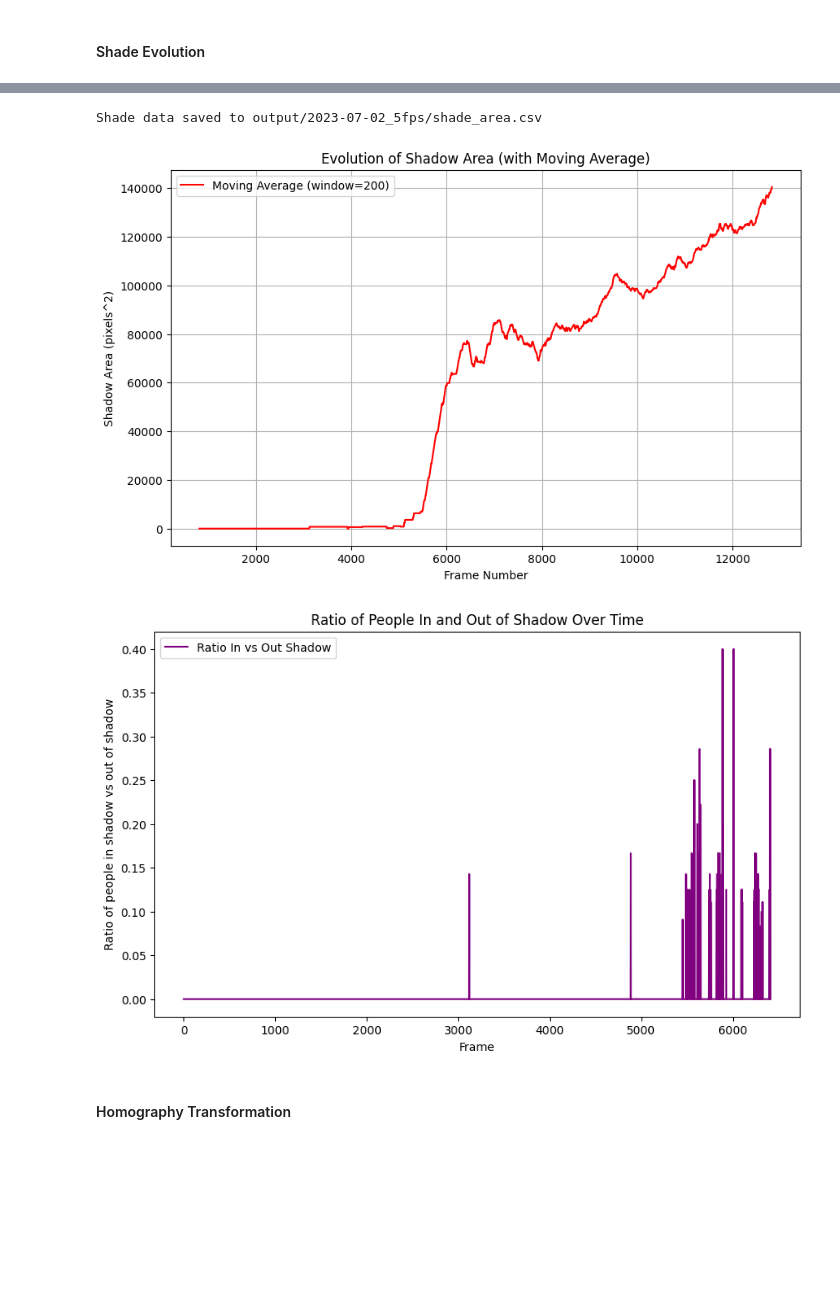
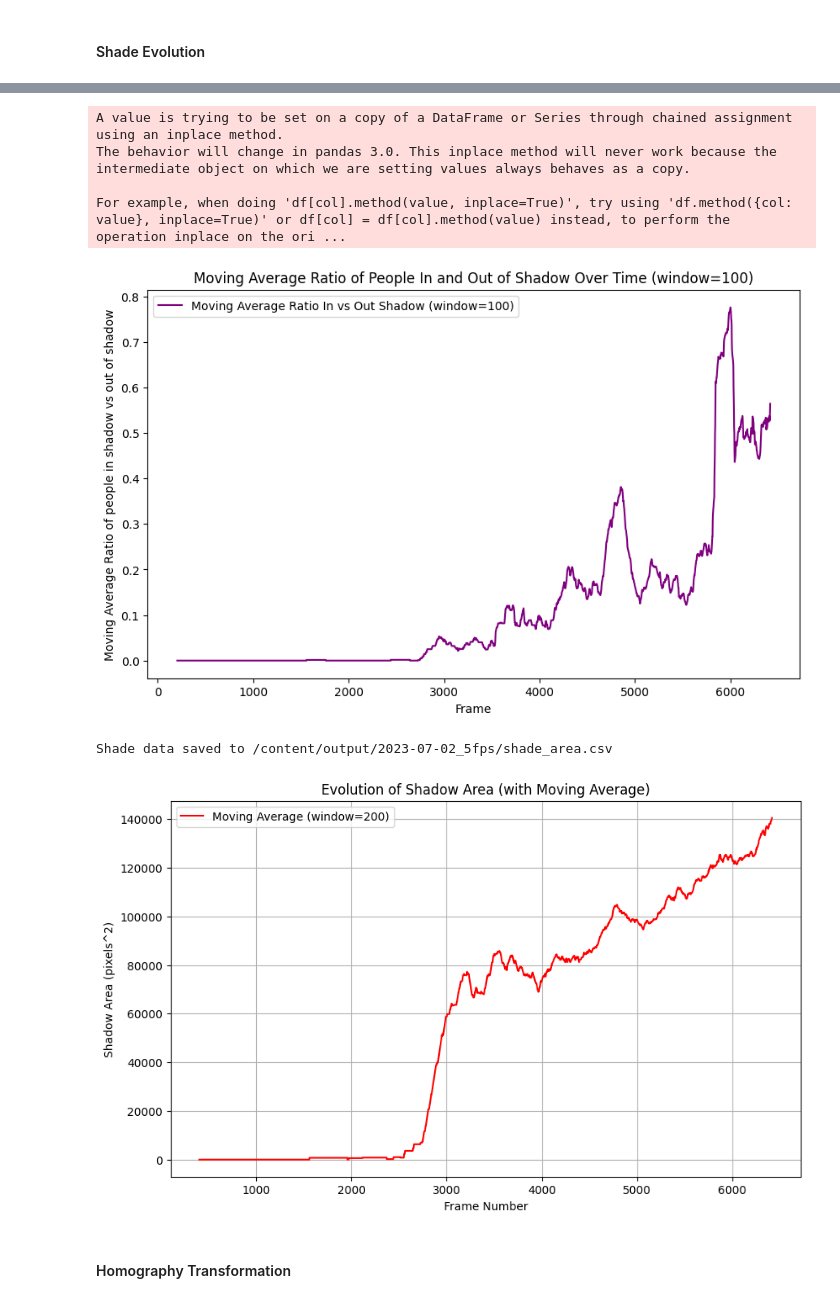
Before and after one commit to wendycao411/Pedestrian_Tracking, a Jupyter notebook: Pedestrian_Tracking.ipynb, the cells around one changed output, grey strips where cells are left out. Drawn from its saved outputs; the diff is of its cells as text; code cells hidden in the pictures; blank space fills up the shorter version.

```diff
--- a/Pedestrian_Tracking.ipynb
+++ b/Pedestrian_Tracking.ipynb
@@ -589,3 +560,32 @@ For example, when doing 'df[col].method(value, inplace=True)', try using 'df.met
+# %%
+# Calculate the ratio of people in shade vs. out of shade
+count_df['ratio_in_vs_out'] = count_df['in_shadow'] / count_df['out_shadow']
+
+# Replace NaN and infinite values with zeros (or another value if appropriate)
+count_df['ratio_in_vs_out'].replace([np.inf, -np.inf], np.nan, inplace=True)
+count_df['ratio_in_vs_out'] = count_df['ratio_in_vs_out'].fillna(0)
+
+# Calculate the moving average for the ratio
+window_size = 100
+count_df['ma_ratio_in_vs_out'] = count_df['ratio_in_vs_out'].rolling(window=window_size).mean()
+
+fig, ax = plt.subplots(figsize=(10, 6))
+ax.plot(count_df['Frame'], count_df['ma_ratio_in_vs_out'], label=f'Moving Average Ratio In vs Out Shadow (window={window_size})', color='purple')
+ax.set_xlabel('Frame')
+ax.set_ylabel('Moving Average Ratio of people in shadow vs out of shadow')
+ax.set_title(f'Moving Average Ratio of People In and Out of Shadow Over Time (window={window_size})')
+ax.legend()
+
+# Save the current plot to the PDF
+pdf.savefig(fig)
+plt.show()
+plt.close(fig)
+# %% [output]
+A value is trying to be set on a copy of a DataFrame or Series through chained assignment using an inplace method.
+The behavior will change in pandas 3.0. This inplace method will never work because the intermediate object on which we are setting values always behaves as a copy.
+
+For example, when doing 'df[col].method(value, inplace=True)', try using 'df.method({col: value}, inplace=True)' or df[col] = df[col].method(value) instead, to perform the operation inplace on the ori ...
+[figure, added]
 # %%
 # Extract the 'frame' and 'shade_area' columns
 data = data[['frame', 'shadow_area']]
@@ -601,7 +601,7 @@ window_size = 200
 data['shadow_area_moving_avg'] = data['shadow_area'].rolling(window=window_size).mean()
 
 output_dir = "output"
-video_output_dir = os.path.join(output_dir, file_name)
+video_output_dir = "/content/output/2023-07-02_5fps"
 if not os.path.exists(video_output_dir):
     os.makedirs(video_output_dir)
 
@@ -626,29 +626,8 @@ pdf.savefig(fig)
 plt.show()
 plt.close(fig)
 # %% [output]
-Shade data saved to output/2023-07-02_5fps/shade_area.csv
+Shade data saved to /content/output/2023-07-02_5fps/shade_area.csv
 [figure]
-# %%
-# Calculate the ratio of people in shade vs. out of shade
-df['ratio_in_vs_out'] = df['in_shadow'] / df['out_shadow']
-
-# Replace NaN values with zeros (or another value if appropriate)
-df['ratio_in_vs_out'] = df['ratio_in_vs_out'].fillna(0)
-
-# Plot the ratio
-fig, ax = plt.subplots(figsize=(10, 6))
-ax.plot(df['Frame'], df['ratio_in_vs_out'], label='Ratio In vs Out Shadow', color='purple')
-ax.set_xlabel('Frame')
-ax.set_ylabel('Ratio of people in shadow vs out of shadow')
-ax.set_title('Ratio of People In and Out of Shadow Over Time')
-ax.legend()
-
-# Save the current plot to the PDF
-pdf.savefig(fig)
-plt.show()
-plt.close(fig)
-# %% [output]
-[figure, removed]
 # %% [markdown]
 #### Homography Transformation
 # %% [markdown]
```
Also changed, not shown: parts of 20 cells of this notebook.
